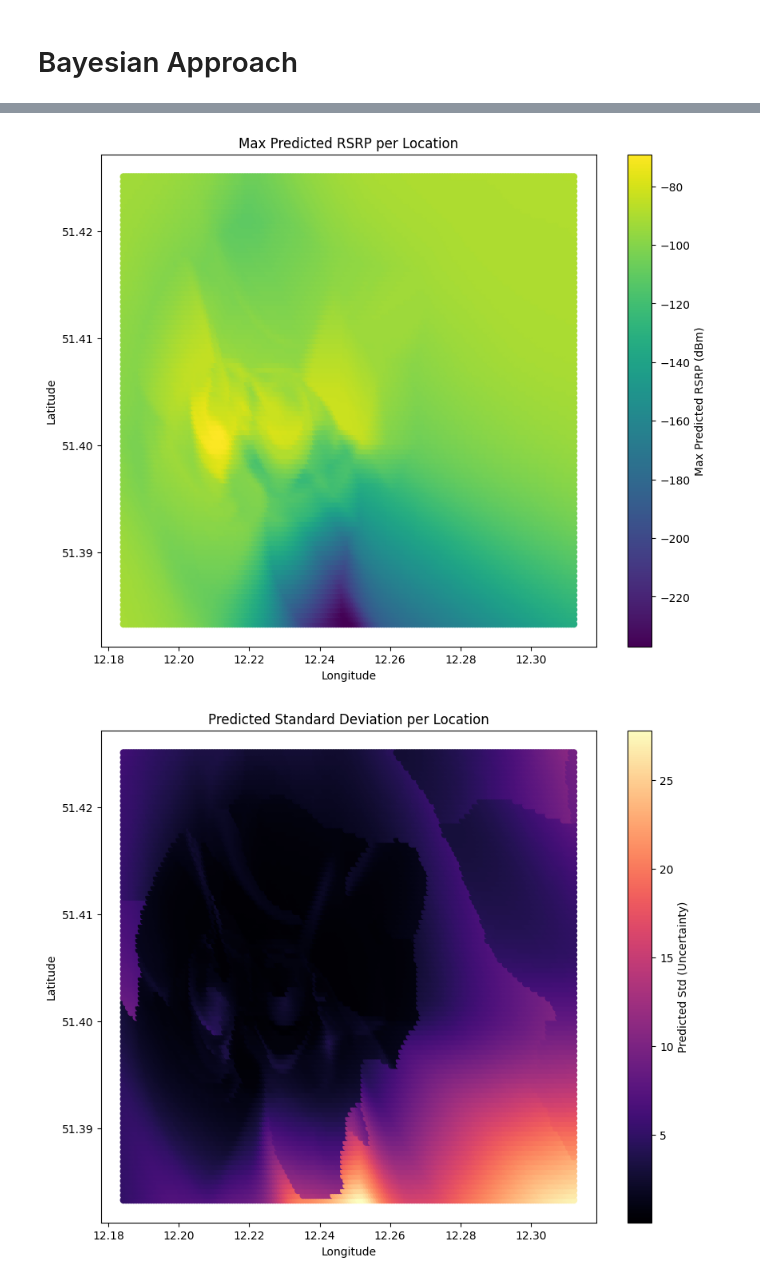
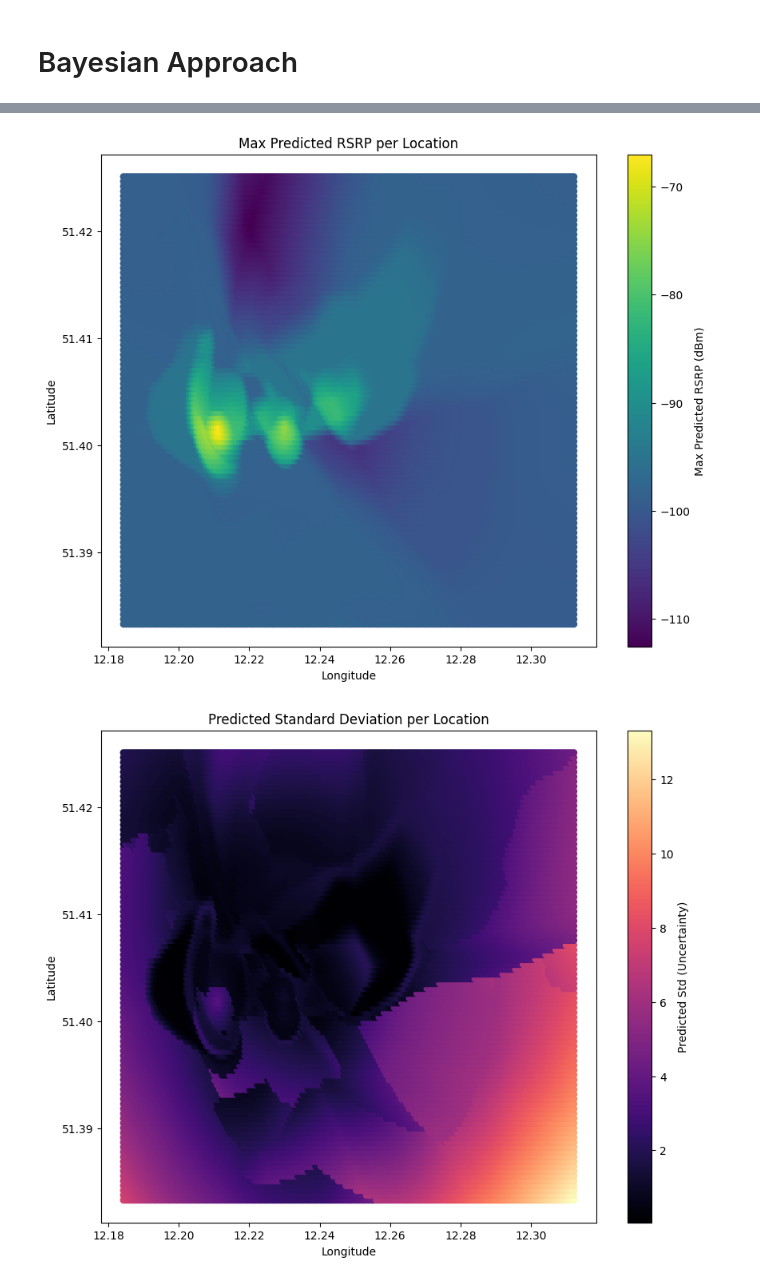
Before and after one commit to IvaroEkel/Probabilistic-Machine-Learning_lecture-PROJECTS, a Jupyter notebook: projects/11-1SAXXXX_mobile_networks/notebooks/bayesian-modelling.ipynb, the cells around one changed output, grey strips where cells are left out. Drawn from its saved outputs; the diff is of its cells as text; code cells hidden in the pictures.

Commit message:
final file path fixes

```diff
--- a/projects/11-1SAXXXX_mobile_networks/notebooks/bayesian-modelling.ipynb
+++ b/projects/11-1SAXXXX_mobile_networks/notebooks/bayesian-modelling.ipynb
@@ -461,32 +461,32 @@ Saved predictions and input features to data/predicted_rsrp_grid.csv
 # %%
 import pandas as pd
 
 # Load the CSV file
-csv_path = r"C:\Users\arnes\Documents\projekte\unistuff\11-1SAXXXX_mobile_networks\data\predicted_rsrp_grid.csv"
+csv_path = r"../data/predicted_rsrp_grid_bnn.csv"
 df_grid = pd.read_csv(csv_path)
 
 # Group by lat/lon and keep the row with the highest mean_rsrp
 df_max_rsrp = df_grid.loc[df_grid.groupby(['lat', 'lon'])['mean_rsrp'].idxmax()]
 
 import matplotlib.pyplot as plt
 
 plt.figure(figsize=(10, 8))
 sc = plt.scatter(df_max_rsrp['lon'], df_max_rsrp['lat'], c=df_max_rsrp['mean_rsrp'], cmap='viridis', s=30)
 plt.colorbar(sc, label='Max Predicted RSRP (dBm)')
 plt.xlabel('Longitude')
 plt.ylabel('Latitude')
 plt.title('Max Predicted RSRP per Location')
 plt.show()
 
 plt.figure(figsize=(10, 8))
 sc_std = plt.scatter(df_max_rsrp['lon'], df_max_rsrp['lat'], c=df_max_rsrp['std_rsrp'], cmap='magma', s=30)
 plt.colorbar(sc_std, label='Predicted Std (Uncertainty)')
 plt.xlabel('Longitude')
 plt.ylabel('Latitude')
 plt.title('Predicted Standard Deviation per Location')
 plt.show()
 
-df_max_rsrp.to_csv('data/max_predicted_rsrp.csv', index=False)
+df_max_rsrp.to_csv('../data/max_predicted_rsrp.csv', index=False)
 # %% [output]
-[figure, old version]
+[figure, new version]
-[figure, old version]
+[figure, new version]
```
Also changed, not shown: parts of 2 cells of this notebook, 5 other files.
